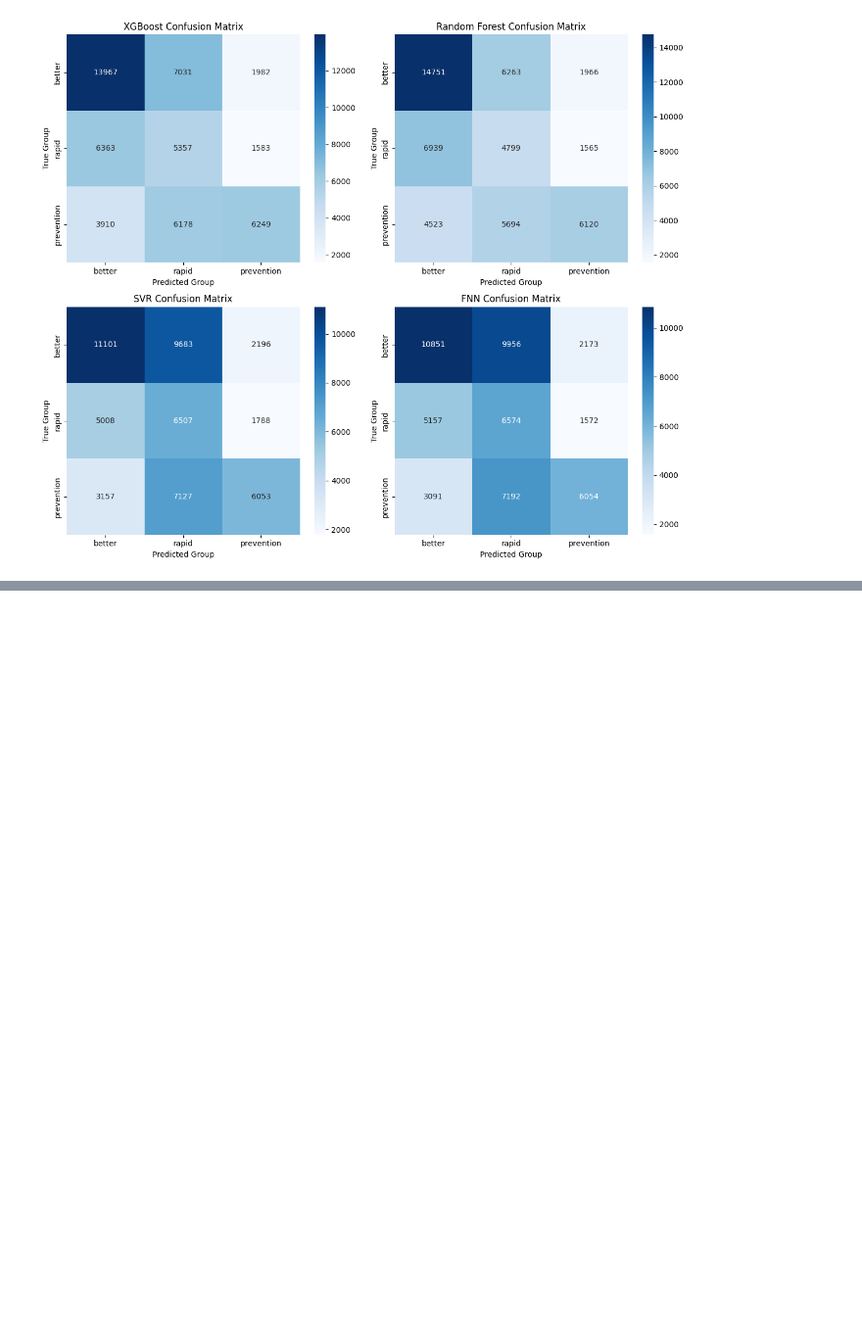
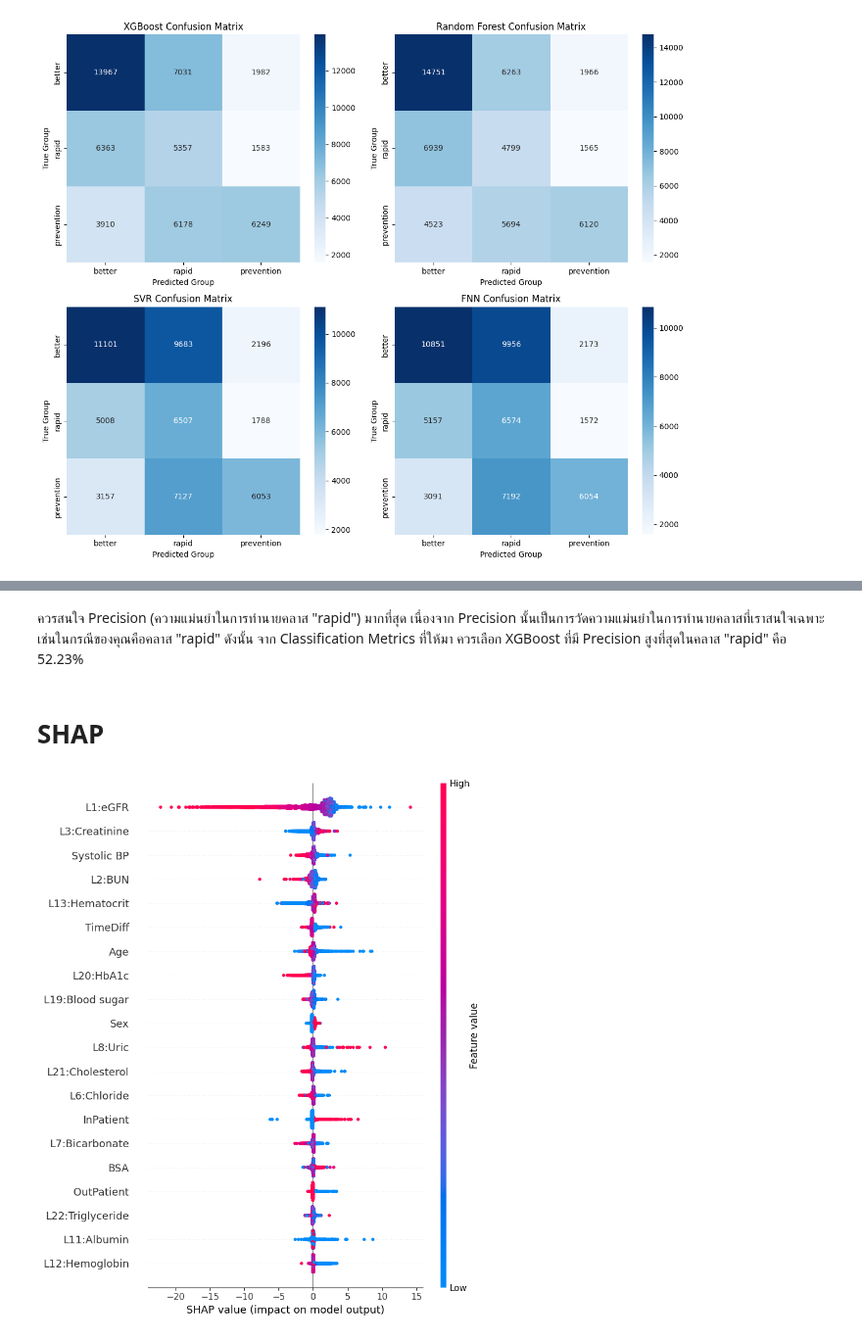
Before and after one commit to nxxk23/PROJECT, a Jupyter notebook: RegressionMapClass.ipynb, the cells around one changed output, grey strips where cells are left out. Shown at 98% size. Saved outputs shown, nothing was run; the diff lists cells and outputs as text; code cells hidden in the pictures; blank space fills up the shorter version.

Commit message:
shap ทำไม ไม่ออกกกก

```diff
--- a/RegressionMapClass.ipynb
+++ b/RegressionMapClass.ipynb
@@ -773,0 +808,14 @@ plt.show()
+# %% [markdown]
+ควรสนใจ Precision (ความแม่นยำในการทำนายคลาส "rapid") มากที่สุด เนื่องจาก Precision นั้นเป็นการวัดความแม่นยำในการทำนายคลาสที่เราสนใจเฉพาะ เช่นในกรณีของคุณคือคลาส "rapid" ดังนั้น จาก Classification Metrics ที่ให้มา ควรเลือก XGBoost ที่มี Precision สูงที่สุดในคลาส "rapid" คือ 52.23%
+# %% [markdown]
+# SHAP
+# %%
+import shap
+
+# สร้าง explainer โดยใช้โมเดล XGBoost ที่ถูกฝึก
+explainer = shap.Explainer(xgbmodel)
+shap_values = explainer(X_test_scaled_fold)
+# %%
+shap.summary_plot(shap_values, X_test_scaled_fold, feature_names=X_test.columns)
+# %% [output]
+[figure, added]
```
Also changed, not shown: parts of 2 cells of this notebook.
